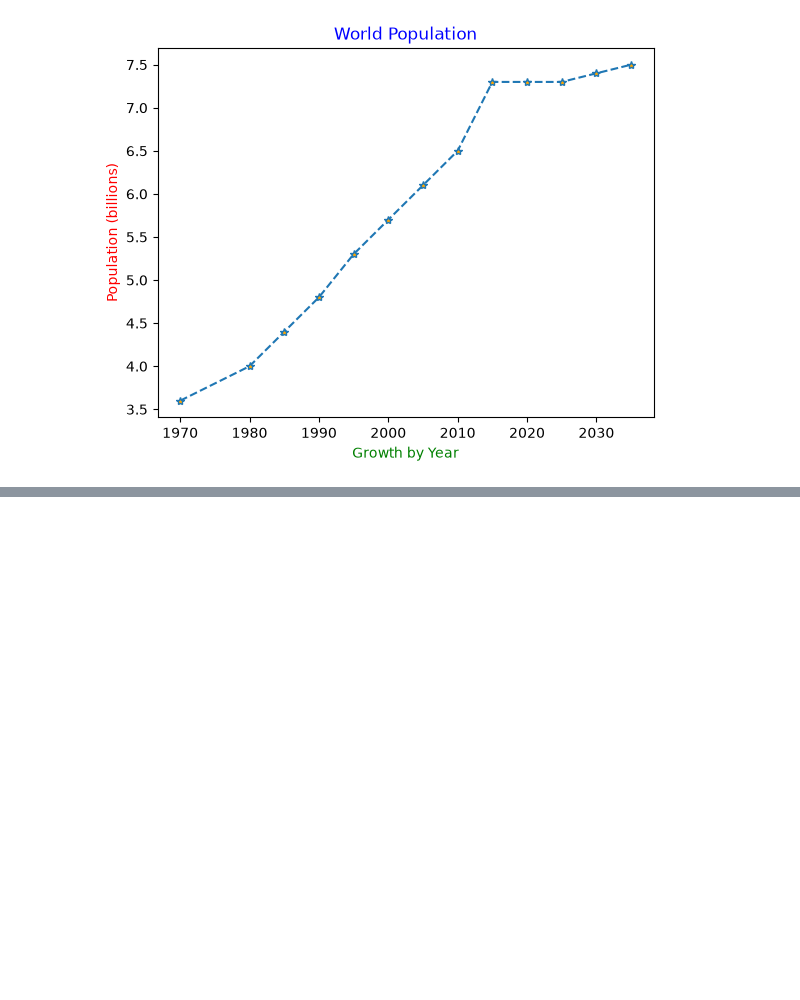
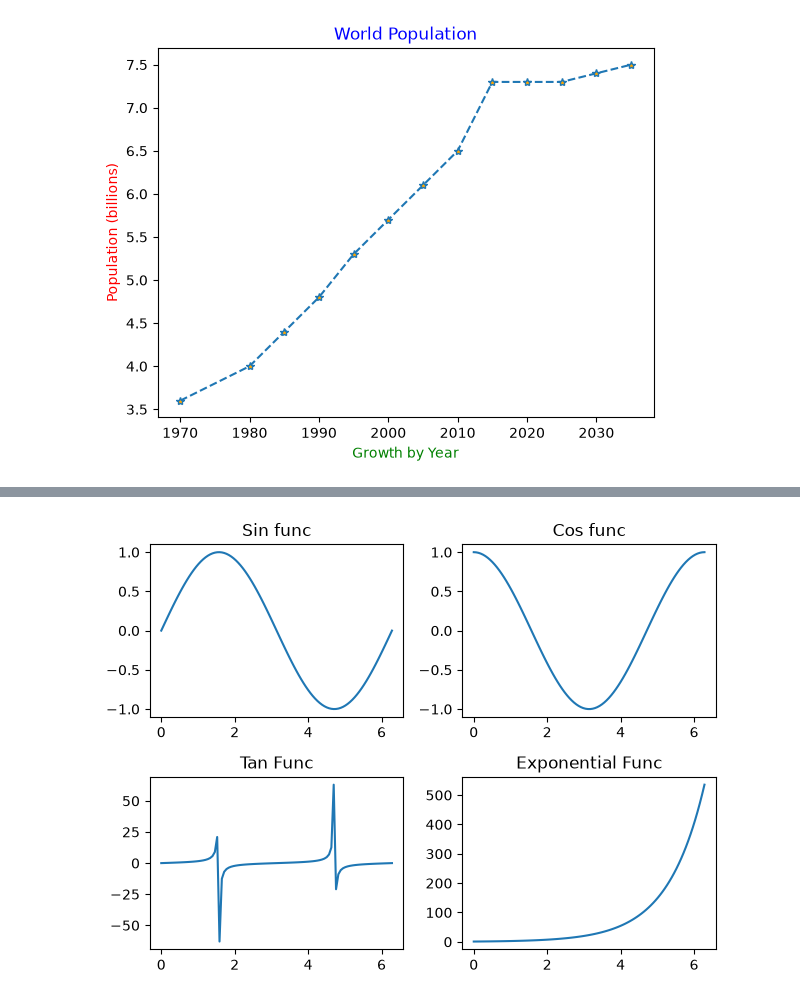
Before and after one commit to courjimen/R_GLAB_386.5.1, a Jupyter notebook: note.ipynb, the cells around one changed output, grey strips where cells are left out. Drawn from its saved outputs; the diff is of its cells as text; code cells hidden in the pictures; blank space fills up the shorter version.

```diff
--- a/note.ipynb
+++ b/note.ipynb
@@ -75,0 +134,25 @@ plt.show()
+# %%
+x = np.linspace(0, 2 * np.pi, 100)
+y1 = np.sin(x)
+y2 = np.cos(x)
+y3 = np.tan(x)
+y4 = np.exp(x)
+
+figs, axes = plt.subplots(2, 2)
+
+axes[0,0].plot(x, y1)
+axes[0,0].set_title('Sin func')
+
+axes[0,1].plot(x,y2)
+axes[0,1].set_title('Cos func')
+
+axes[1,0].plot(x,y3)
+axes[1,0].set_title('Tan Func')
+
+axes[1, 1].plot(x, y4)
+axes[1,1].set_title('Exponential Func')
+
+plt.tight_layout()
+plt.show()
+# %% [output]
+[figure, added]
```
Also changed, not shown: parts of 5 cells of this notebook.
